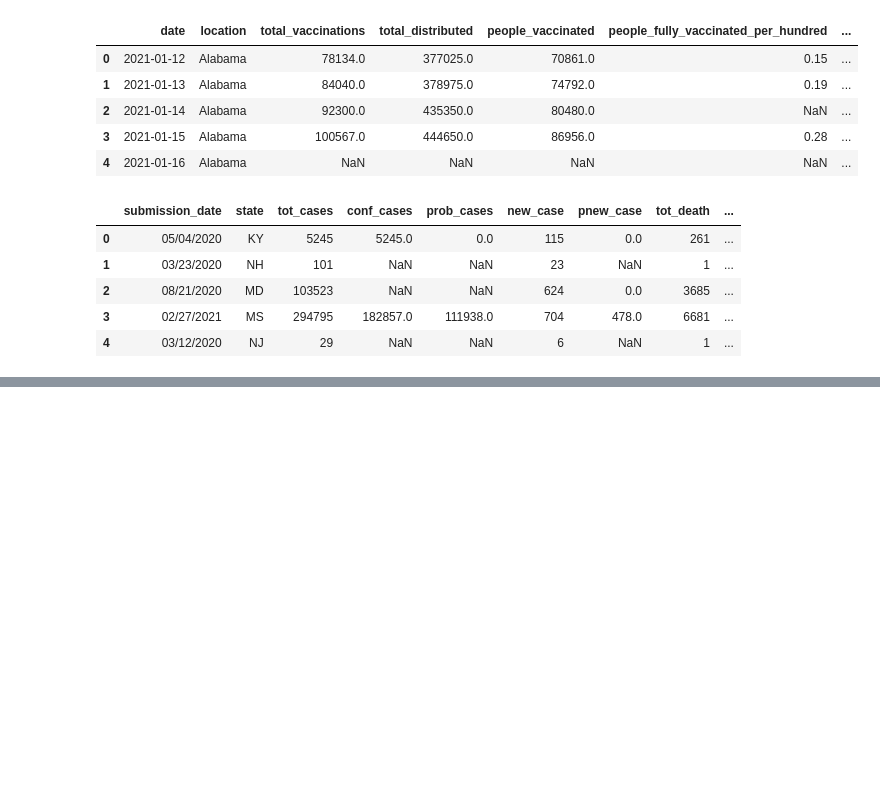
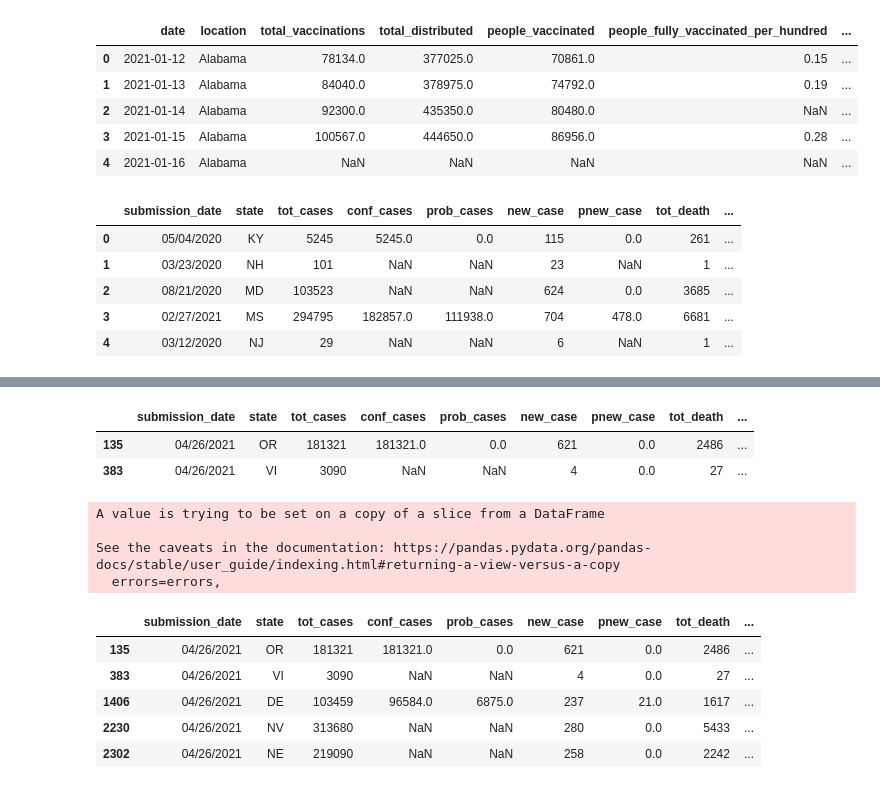
Before and after one commit to benjaminharkins/ETL, a Jupyter notebook: ETL_Project.ipynb, the cells around one changed output, grey strips where cells are left out. Saved outputs shown, nothing was run; the diff lists cells and outputs as text; code cells hidden in the pictures; blank space fills up the shorter version.

```diff
--- a/ETL_Project.ipynb
+++ b/ETL_Project.ipynb
@@ -49,0 +80,23 @@ print(cdc_data_json_df)
+# %%
+#filtering based on most current date from file
+cdc_dataGB_df = cdc_data_df[cdc_data_df["submission_date"] == "04/26/2021"]
+cdc_dataGB_df.head(2)
+# %% [output]
+|  | submission_date | state | tot_cases | conf_cases | prob_cases | new_case | pnew_case | tot_death | ... |
+| 135 | 04/26/2021 | OR | 181321 | 181321.0 | 0.0 | 621 | 0.0 | 2486 | ... |
+| 383 | 04/26/2021 | VI | 3090 | NaN | NaN | 4 | 0.0 | 27 | ... |
+# %%
+#dropping unnecessary columns
+cdc_dataGB_df.drop(columns = ["created_at","consent_cases","consent_deaths"], axis = 1, inplace = True)
+cdc_dataGB_df.head()
+# %% [output]
+A value is trying to be set on a copy of a slice from a DataFrame
+
+See the caveats in the documentation: https://pandas.pydata.org/pandas-docs/stable/user_guide/indexing.html#returning-a-view-versus-a-copy
+  errors=errors,
+|  | submission_date | state | tot_cases | conf_cases | prob_cases | new_case | pnew_case | tot_death | ... |
+| 135 | 04/26/2021 | OR | 181321 | 181321.0 | 0.0 | 621 | 0.0 | 2486 | ... |
+| 383 | 04/26/2021 | VI | 3090 | NaN | NaN | 4 | 0.0 | 27 | ... |
+| 1406 | 04/26/2021 | DE | 103459 | 96584.0 | 6875.0 | 237 | 21.0 | 1617 | ... |
+| 2230 | 04/26/2021 | NV | 313680 | NaN | NaN | 280 | 0.0 | 5433 | ... |
+| 2302 | 04/26/2021 | NE | 219090 | NaN | NaN | 258 | 0.0 | 2242 | ... |
```
Also changed, not shown: parts of 8 cells of this notebook.
